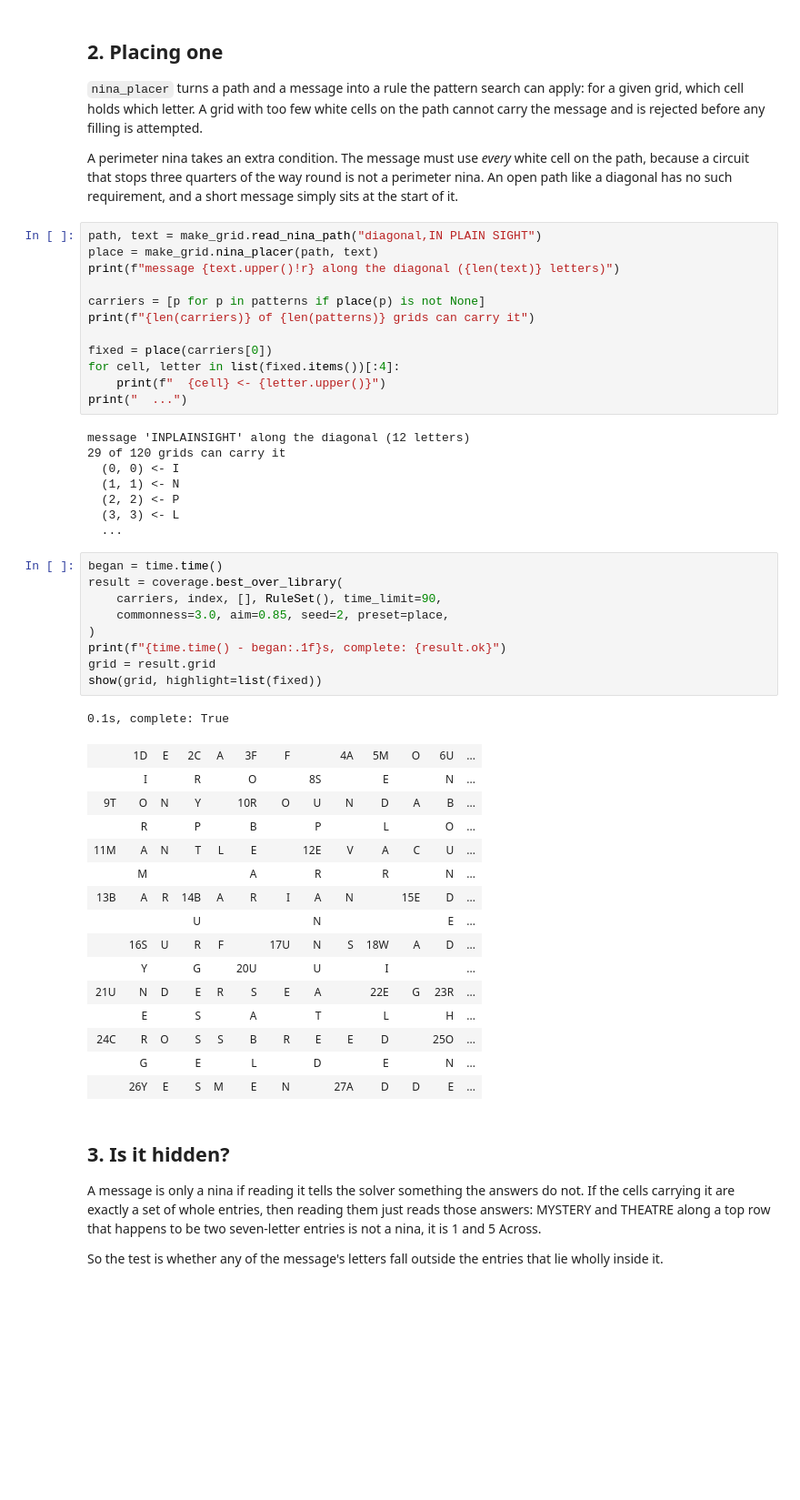
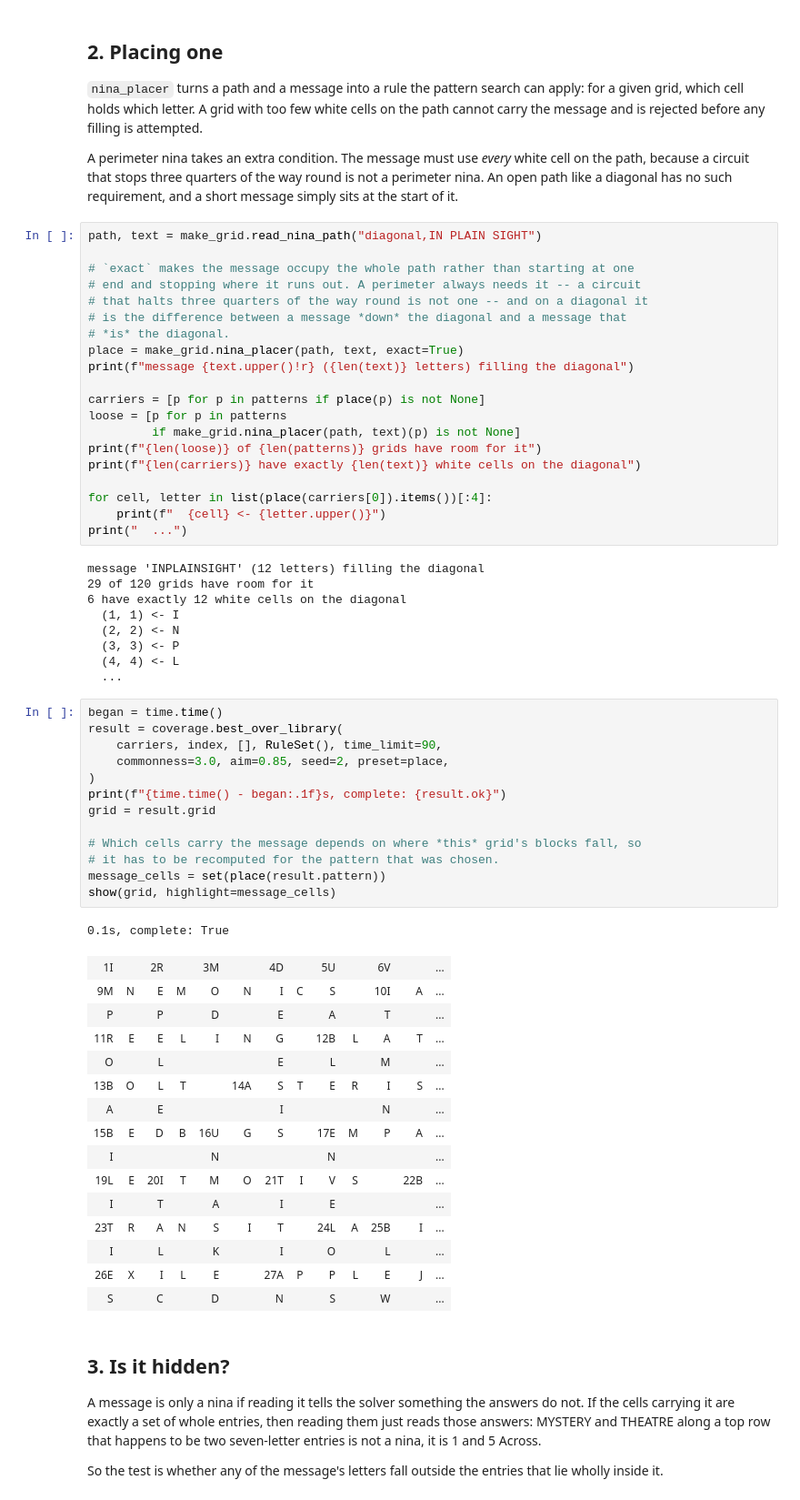
Before and after one commit to AngusRobinson/crossword-builder, a Jupyter notebook: notebooks/05-ninas-and-pangrams.ipynb, the cells around one changed output. Shown at 91% size. Drawn from its saved outputs; the diff is of its cells as text; blank space fills up the shorter version.

```diff
--- a/notebooks/05-ninas-and-pangrams.ipynb
+++ b/notebooks/05-ninas-and-pangrams.ipynb
@@ -107,50 +112,63 @@ is not a perimeter nina. An open path like a diagonal has no such requirement,
 and a short message simply sits at the start of it.
 # %%
 path, text = make_grid.read_nina_path("diagonal,IN PLAIN SIGHT")
-place = make_grid.nina_placer(path, text)
-print(f"message {text.upper()!r} along the diagonal ({len(text)} letters)")
+
+# `exact` makes the message occupy the whole path rather than starting at one
+# end and stopping where it runs out. A perimeter always needs it -- a circuit
+# that halts three quarters of the way round is not one -- and on a diagonal it
+# is the difference between a message *down* the diagonal and a message that
+# *is* the diagonal.
+place = make_grid.nina_placer(path, text, exact=True)
+print(f"message {text.upper()!r} ({len(text)} letters) filling the diagonal")
 
 carriers = [p for p in patterns if place(p) is not None]
-print(f"{len(carriers)} of {len(patterns)} grids can carry it")
+loose = [p for p in patterns
+         if make_grid.nina_placer(path, text)(p) is not None]
+print(f"{len(loose)} of {len(patterns)} grids have room for it")
+print(f"{len(carriers)} have exactly {len(text)} white cells on the diagonal")
 
-fixed = place(carriers[0])
-for cell, letter in list(fixed.items())[:4]:
+for cell, letter in list(place(carriers[0]).items())[:4]:
     print(f"  {cell} <- {letter.upper()}")
 print("  ...")
 # %% [output]
-message 'INPLAINSIGHT' along the diagonal (12 letters)
-29 of 120 grids can carry it
-  (0, 0) <- I
-  (1, 1) <- N
-  (2, 2) <- P
-  (3, 3) <- L
+message 'INPLAINSIGHT' (12 letters) filling the diagonal
+29 of 120 grids have room for it
+6 have exactly 12 white cells on the diagonal
+  (1, 1) <- I
+  (2, 2) <- N
+  (3, 3) <- P
+  (4, 4) <- L
   ...
 # %%
 began = time.time()
 result = coverage.best_over_library(
     carriers, index, [], RuleSet(), time_limit=90,
     commonness=3.0, aim=0.85, seed=2, preset=place,
 )
 print(f"{time.time() - began:.1f}s, complete: {result.ok}")
 grid = result.grid
-show(grid, highlight=list(fixed))
+
+# Which cells carry the message depends on where *this* grid's blocks fall, so
+# it has to be recomputed for the pattern that was chosen.
+message_cells = set(place(result.pattern))
+show(grid, highlight=message_cells)
 # %% [output]
 0.1s, complete: True
-|  | 1D | E | 2C | A | 3F | F |  | 4A | 5M | O | 6U | ... |
-|  | I |  | R |  | O |  | 8S |  | E |  | N | ... |
-| 9T | O | N | Y |  | 10R | O | U | N | D | A | B | ... |
-|  | R |  | P |  | B |  | P |  | L |  | O | ... |
-| 11M | A | N | T | L | E |  | 12E | V | A | C | U | ... |
-|  | M |  |  |  | A |  | R |  | R |  | N | ... |
-| 13B | A | R | 14B | A | R | I | A | N |  | 15E | D | ... |
-|  |  |  | U |  |  |  | N |  |  |  | E | ... |
-|  | 16S | U | R | F |  | 17U | N | S | 18W | A | D | ... |
-|  | Y |  | G |  | 20U |  | U |  | I |  |  | ... |
-| 21U | N | D | E | R | S | E | A |  | 22E | G | 23R | ... |
-|  | E |  | S |  | A |  | T |  | L |  | H | ... |
-| 24C | R | O | S | S | B | R | E | E | D |  | 25O | ... |
-|  | G |  | E |  | L |  | D |  | E |  | N | ... |
-|  | 26Y | E | S | M | E | N |  | 27A | D | D | E | ... |
+| 1I |  | 2R |  | 3M |  | 4D |  | 5U |  | 6V |  | ... |
+| 9M | N | E | M | O | N | I | C | S |  | 10I | A | ... |
+| P |  | P |  | D |  | E |  | A |  | T |  | ... |
+| 11R | E | E | L | I | N | G |  | 12B | L | A | T | ... |
+| O |  | L |  |  |  | E |  | L |  | M |  | ... |
+| 13B | O | L | T |  | 14A | S | T | E | R | I | S | ... |
+| A |  | E |  |  |  | I |  |  |  | N |  | ... |
+| 15B | E | D | B | 16U | G | S |  | 17E | M | P | A | ... |
+| I |  |  |  | N |  |  |  | N |  |  |  | ... |
+| 19L | E | 20I | T | M | O | 21T | I | V | S |  | 22B | ... |
+| I |  | T |  | A |  | I |  | E |  |  |  | ... |
+| 23T | R | A | N | S | I | T |  | 24L | A | 25B | I | ... |
+| I |  | L |  | K |  | I |  | O |  | L |  | ... |
+| 26E | X | I | L | E |  | 27A | P | P | L | E | J | ... |
+| S |  | C |  | D |  | N |  | S |  | W |  | ... |
 # %% [markdown]
 ## 3. Is it hidden?
 
```
Also changed, not shown: parts of 9 cells of this notebook, 5 other files.
